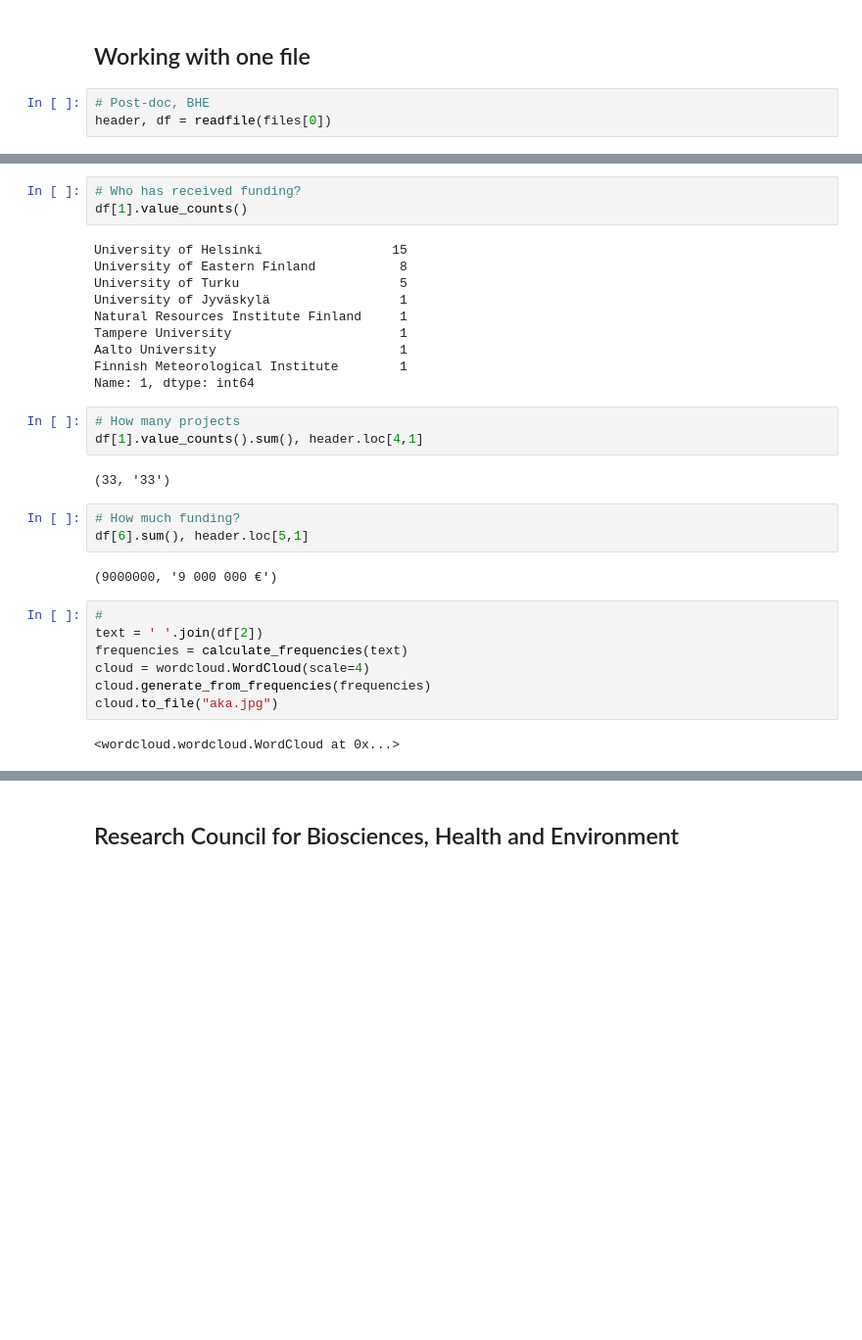
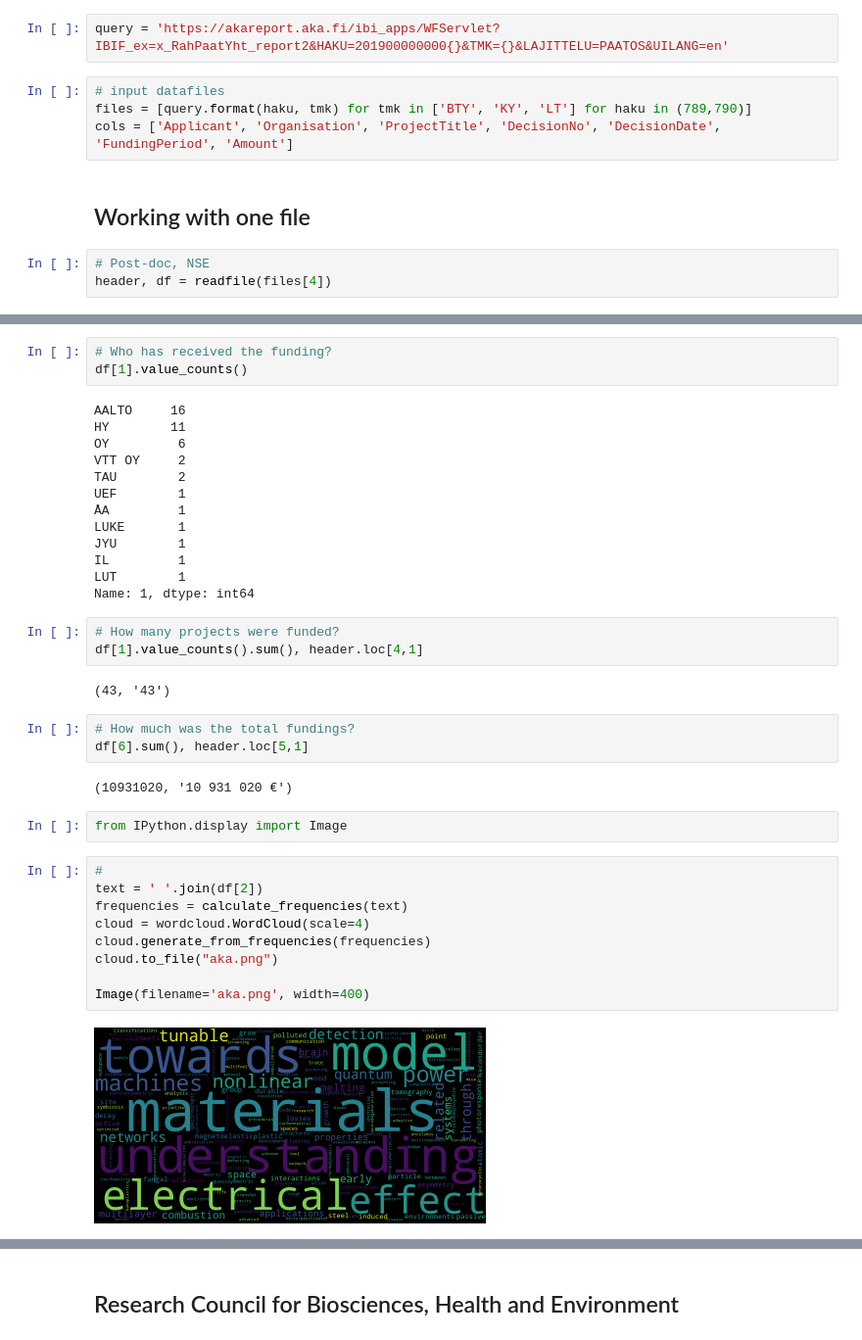
Before and after one commit to coandrei/jupyter_notebooks, a Jupyter notebook: miscellaneous/aka.ipynb, the cells around one changed output, grey strips where cells are left out. Shown at 98% size. Drawn from its saved outputs; the diff is of its cells as text; blank space fills up the shorter version.

```diff
--- a/miscellaneous/aka.ipynb
+++ b/miscellaneous/aka.ipynb
@@ -71,8 +66,14 @@ cols = ['Applicant', 'Organisation', 'ProjectTitle', 'DecisionNo', 'DecisionDate
+# %%
+query = 'https://akareport.aka.fi/ibi_apps/WFServlet?IBIF_ex=x_RahPaatYht_report2&HAKU=201900000000{}&TMK={}&LAJITTELU=PAATOS&UILANG=en'
+# %%
+# input datafiles
+files = [query.format(haku, tmk) for tmk in ['BTY', 'KY', 'LT'] for haku in (789,790)]
+cols = ['Applicant', 'Organisation', 'ProjectTitle', 'DecisionNo', 'DecisionDate', 'FundingPeriod', 'Amount']
 # %% [markdown]
 ## Working with one file
 # %%
-# Post-doc, BHE
-header, df = readfile(files[0])
+# Post-doc, NSE
+header, df = readfile(files[4])
 # %%
 print(header.loc[2,1])
 print(header.loc[3,1])
@@ -81,33 +82,40 @@ Research Council for Biosciences, Health and Environment
 2019 Postdoctoral Researcher
 # %%
-# Who has received funding?
+# Who has received the funding?
 df[1].value_counts()
 # %% [output]
-University of Helsinki                 15
-University of Eastern Finland           8
-University of Turku                     5
-University of Jyväskylä                 1
-Natural Resources Institute Finland     1
-Tampere University                      1
-Aalto University                        1
-Finnish Meteorological Institute        1
+AALTO     16
+HY        11
+OY         6
+VTT OY     2
+TAU        2
+UEF        1
+ÅA         1
+LUKE       1
+JYU        1
+IL         1
+LUT        1
 Name: 1, dtype: int64
 # %%
-# How many projects
+# How many projects were funded?
 df[1].value_counts().sum(), header.loc[4,1]
 # %% [output]
-(33, '33')
+(43, '43')
 # %%
-# How much funding?
+# How much was the total fundings?
 df[6].sum(), header.loc[5,1]
 # %% [output]
-(9000000, '9 000 000 €')
+(10931020, '10 931 020 €')
+# %%
+from IPython.display import Image
 # %%
 #
 text = ' '.join(df[2])
 frequencies = calculate_frequencies(text)
 cloud = wordcloud.WordCloud(scale=4)
 cloud.generate_from_frequencies(frequencies)
-cloud.to_file("aka.jpg")
+cloud.to_file("aka.png")
+
+Image(filename='aka.png', width=400)
 # %% [output]
-<wordcloud.wordcloud.WordCloud at 0x...>
+[figure, added]
```
Also changed, not shown: parts of 22 cells of this notebook.
